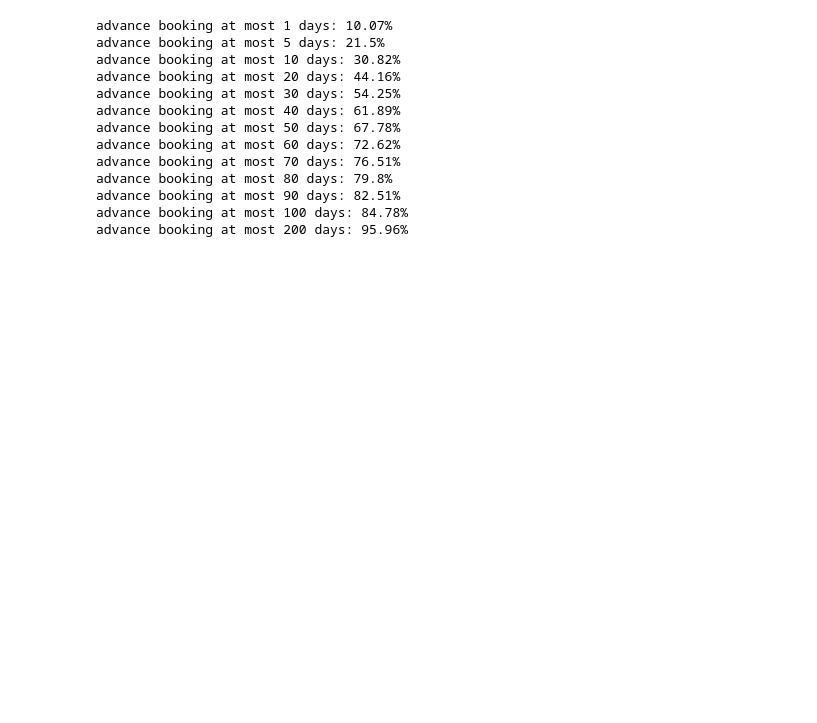
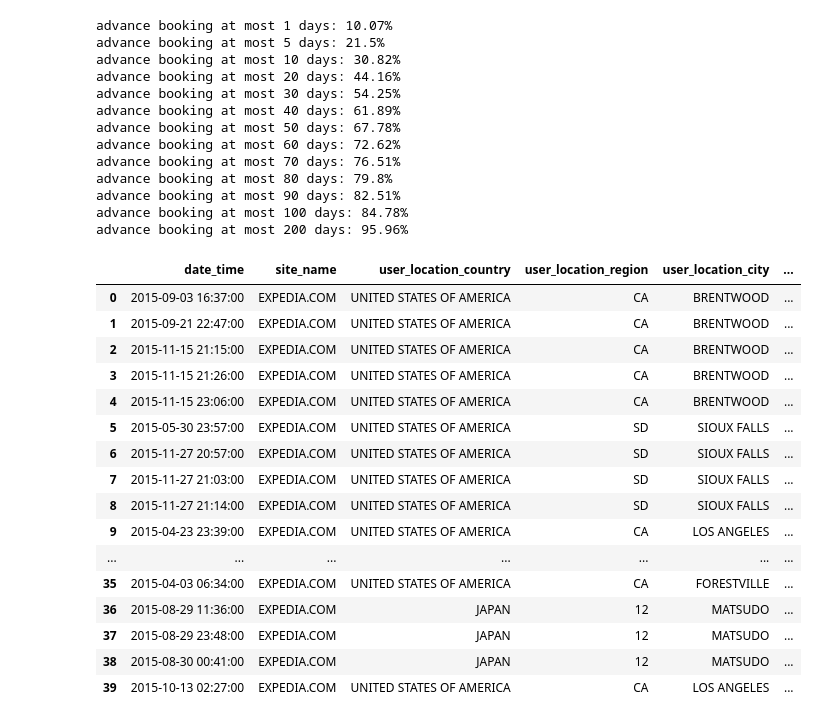
Before and after one commit to jyc969/LYTC, a Jupyter notebook: datafest.ipynb, the cells around one changed output. Cells and saved outputs as stored; diff of their text form; code cells hidden in the pictures; blank space fills up the shorter version.

```diff
--- a/datafest.ipynb
+++ b/datafest.ipynb
@@ -309,3 +309,23 @@ advance booking at most 80 days: 79.8%
 advance booking at most 90 days: 82.51%
 advance booking at most 100 days: 84.78%
 advance booking at most 200 days: 95.96%
+# %%
+data.head(40)
+# %% [output]
+|  | date_time | site_name | user_location_country | user_location_region | user_location_city | ... |
+| 0 | 2015-09-03 16:37:00 | EXPEDIA.COM | UNITED STATES OF AMERICA | CA | BRENTWOOD | ... |
+| 1 | 2015-09-21 22:47:00 | EXPEDIA.COM | UNITED STATES OF AMERICA | CA | BRENTWOOD | ... |
+| 2 | 2015-11-15 21:15:00 | EXPEDIA.COM | UNITED STATES OF AMERICA | CA | BRENTWOOD | ... |
+| 3 | 2015-11-15 21:26:00 | EXPEDIA.COM | UNITED STATES OF AMERICA | CA | BRENTWOOD | ... |
+| 4 | 2015-11-15 23:06:00 | EXPEDIA.COM | UNITED STATES OF AMERICA | CA | BRENTWOOD | ... |
+| 5 | 2015-05-30 23:57:00 | EXPEDIA.COM | UNITED STATES OF AMERICA | SD | SIOUX FALLS | ... |
+| 6 | 2015-11-27 20:57:00 | EXPEDIA.COM | UNITED STATES OF AMERICA | SD | SIOUX FALLS | ... |
+| 7 | 2015-11-27 21:03:00 | EXPEDIA.COM | UNITED STATES OF AMERICA | SD | SIOUX FALLS | ... |
+| 8 | 2015-11-27 21:14:00 | EXPEDIA.COM | UNITED STATES OF AMERICA | SD | SIOUX FALLS | ... |
+| 9 | 2015-04-23 23:39:00 | EXPEDIA.COM | UNITED STATES OF AMERICA | CA | LOS ANGELES | ... |
+| ... | ... | ... | ... | ... | ... | ... |
+| 35 | 2015-04-03 06:34:00 | EXPEDIA.COM | UNITED STATES OF AMERICA | CA | FORESTVILLE | ... |
+| 36 | 2015-08-29 11:36:00 | EXPEDIA.COM | JAPAN | 12 | MATSUDO | ... |
+| 37 | 2015-08-29 23:48:00 | EXPEDIA.COM | JAPAN | 12 | MATSUDO | ... |
+| 38 | 2015-08-30 00:41:00 | EXPEDIA.COM | JAPAN | 12 | MATSUDO | ... |
+| 39 | 2015-10-13 02:27:00 | EXPEDIA.COM | UNITED STATES OF AMERICA | CA | LOS ANGELES | ... |
```
Also changed, not shown: parts of 20 cells of this notebook.
